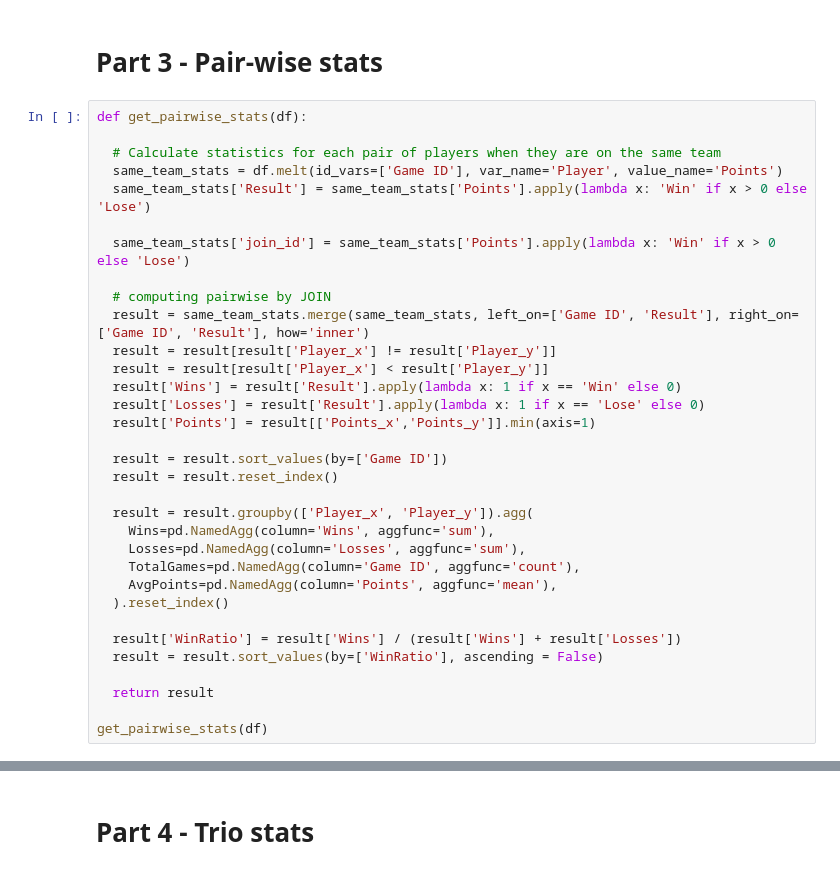
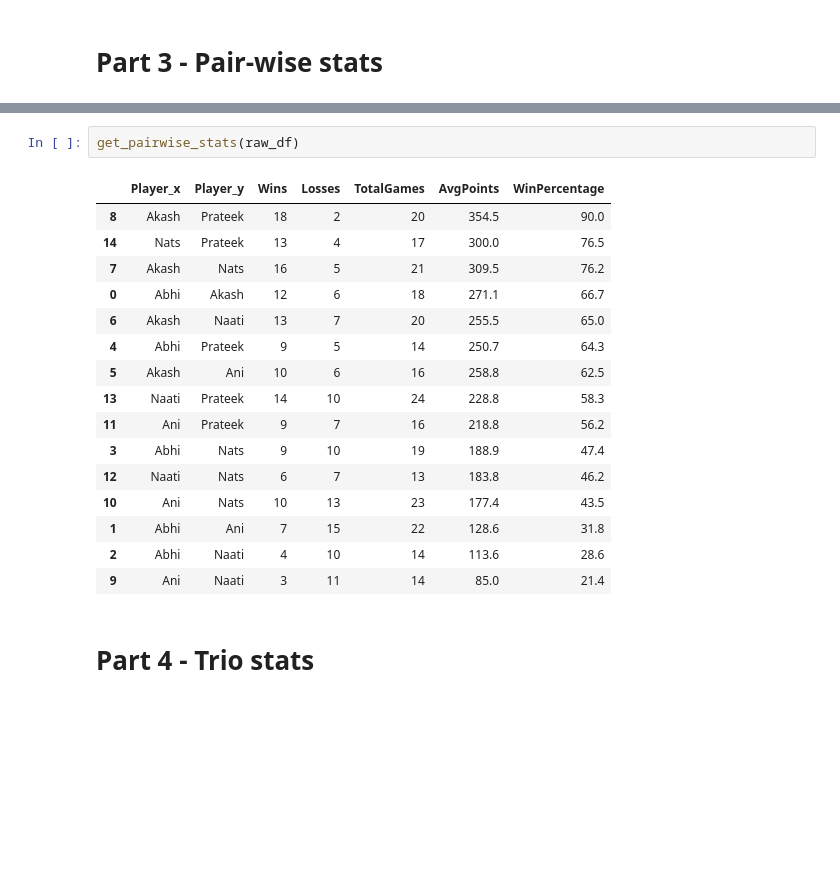
Before and after one commit to akash-suresh/three-of-spades, a Jupyter notebook: 3ofSpades.ipynb, the cells around one changed output, grey strips where cells are left out. Saved outputs shown, nothing was run; the diff lists cells and outputs as text; blank space fills up the shorter version.

```diff
--- a/3ofSpades.ipynb
+++ b/3ofSpades.ipynb
@@ -128,36 +118,3 @@ plot_perf_over_tourney(game_data, players)
 [figure]
 # %% [markdown]
 # Part 3 - Pair-wise stats
-# %%
-def get_pairwise_stats(df):
-
-  # Calculate statistics for each pair of players when they are on the same team
-  same_team_stats = df.melt(id_vars=['Game ID'], var_name='Player', value_name='Points')
-  same_team_stats['Result'] = same_team_stats['Points'].apply(lambda x: 'Win' if x > 0 else 'Lose')
-
-  same_team_stats['join_id'] = same_team_stats['Points'].apply(lambda x: 'Win' if x > 0 else 'Lose')
-
-  # computing pairwise by JOIN
-  result = same_team_stats.merge(same_team_stats, left_on=['Game ID', 'Result'], right_on=['Game ID', 'Result'], how='inner')
-  result = result[result['Player_x'] != result['Player_y']]
-  result = result[result['Player_x'] < result['Player_y']]
-  result['Wins'] = result['Result'].apply(lambda x: 1 if x == 'Win' else 0)
-  result['Losses'] = result['Result'].apply(lambda x: 1 if x == 'Lose' else 0)
-  result['Points'] = result[['Points_x','Points_y']].min(axis=1)
-
-  result = result.sort_values(by=['Game ID'])
-  result = result.reset_index()
-
-  result = result.groupby(['Player_x', 'Player_y']).agg(
-    Wins=pd.NamedAgg(column='Wins', aggfunc='sum'),
-    Losses=pd.NamedAgg(column='Losses', aggfunc='sum'),
-    TotalGames=pd.NamedAgg(column='Game ID', aggfunc='count'),
-    AvgPoints=pd.NamedAgg(column='Points', aggfunc='mean'),
-  ).reset_index()
-
-  result['WinRatio'] = result['Wins'] / (result['Wins'] + result['Losses'])
-  result = result.sort_values(by=['WinRatio'], ascending = False)
-
-  return result
-
-get_pairwise_stats(df)
@@ -181,2 +121,21 @@ get_pairwise_stats(df)
+# %%
+get_pairwise_stats(raw_df)
+# %% [output]
+|  | Player_x | Player_y | Wins | Losses | TotalGames | AvgPoints | WinPercentage |
+| 8 | Akash | Prateek | 18 | 2 | 20 | 354.5 | 90.0 |
+| 14 | Nats | Prateek | 13 | 4 | 17 | 300.0 | 76.5 |
+| 7 | Akash | Nats | 16 | 5 | 21 | 309.5 | 76.2 |
+| 0 | Abhi | Akash | 12 | 6 | 18 | 271.1 | 66.7 |
+| 6 | Akash | Naati | 13 | 7 | 20 | 255.5 | 65.0 |
+| 4 | Abhi | Prateek | 9 | 5 | 14 | 250.7 | 64.3 |
+| 5 | Akash | Ani | 10 | 6 | 16 | 258.8 | 62.5 |
+| 13 | Naati | Prateek | 14 | 10 | 24 | 228.8 | 58.3 |
+| 11 | Ani | Prateek | 9 | 7 | 16 | 218.8 | 56.2 |
+| 3 | Abhi | Nats | 9 | 10 | 19 | 188.9 | 47.4 |
+| 12 | Naati | Nats | 6 | 7 | 13 | 183.8 | 46.2 |
+| 10 | Ani | Nats | 10 | 13 | 23 | 177.4 | 43.5 |
+| 1 | Abhi | Ani | 7 | 15 | 22 | 128.6 | 31.8 |
+| 2 | Abhi | Naati | 4 | 10 | 14 | 113.6 | 28.6 |
+| 9 | Ani | Naati | 3 | 11 | 14 | 85.0 | 21.4 |
 # %% [markdown]
 # Part 4 - Trio stats
```
Also changed, not shown: parts of 9 cells of this notebook, 3 other files.
